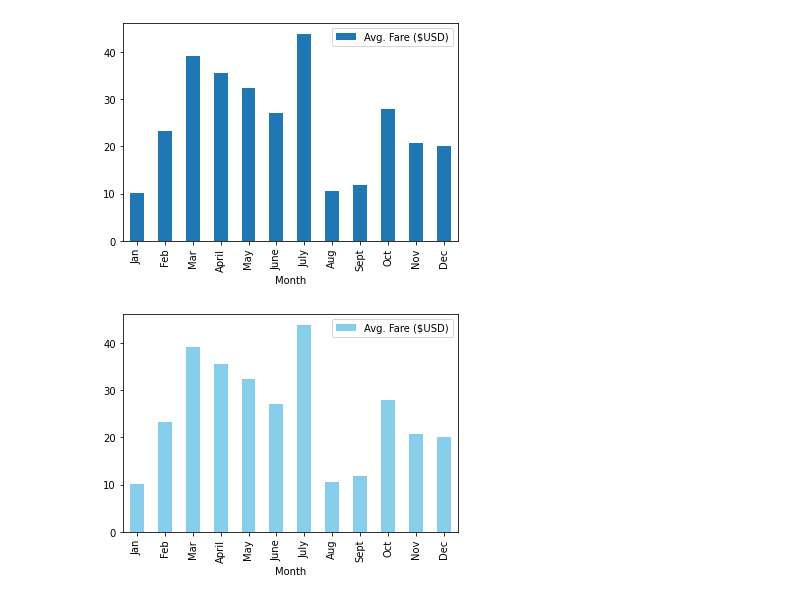
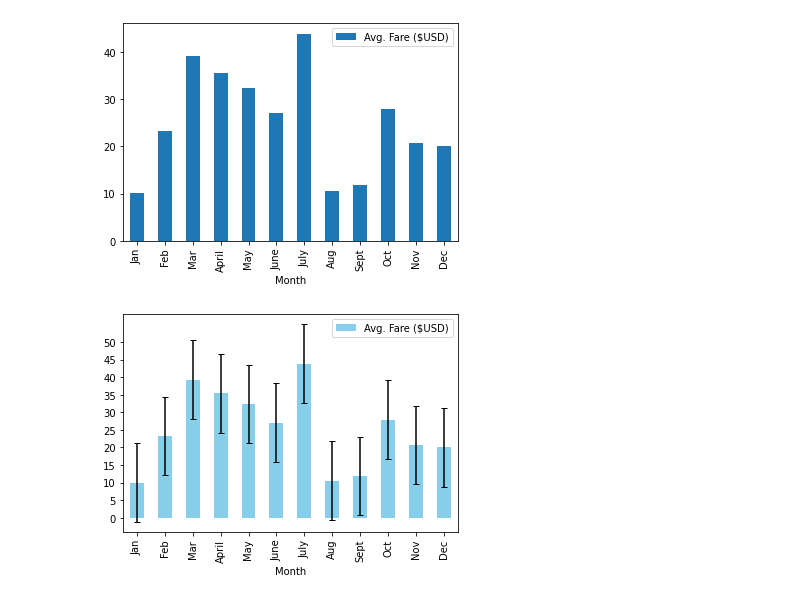
Before and after one commit to annaS000/Rideshare-Analysis, a Jupyter notebook: PyBer_Ride_Data.ipynb, the cells around one changed output. Saved outputs shown, nothing was run; the diff lists cells and outputs as text; code cells hidden in the pictures.

```diff
--- a/PyBer_Ride_Data.ipynb
+++ b/PyBer_Ride_Data.ipynb
@@ -21,3 +21,7 @@ rideDf
 | 9 | Oct | 27.90 |
 | 10 | Nov | 20.71 |
 | 11 | Dec | 20.09 |
+# %%
+fare = getSeries(rideDf,'Avg. Fare ($USD)')
+stdev = statistics.stdev(fare)
+stdev
@@ -39,7 +45,8 @@ rideDf.plot.bar(x="Month", y="Avg. Fare ($USD)");
 # %% [output]
 [figure]
 # %%
-rideDf.plot(x="Month", y="Avg. Fare ($USD)", facecolor='skyblue', kind='bar')
-plt.xticks(np.arange(0, 12, step=1));
+rideDf.plot(x="Month", y="Avg. Fare ($USD)", facecolor='skyblue', kind='bar',yerr=stdev, capsize=3)
+plt.xticks(np.arange(0, 12, step=1))
+plt.yticks(np.arange(0, 55, step=5));
 # %% [output]
-[figure, old version]
+[figure, new version]
```
Also changed, not shown: parts of 2 cells of this notebook, 9 other files.
